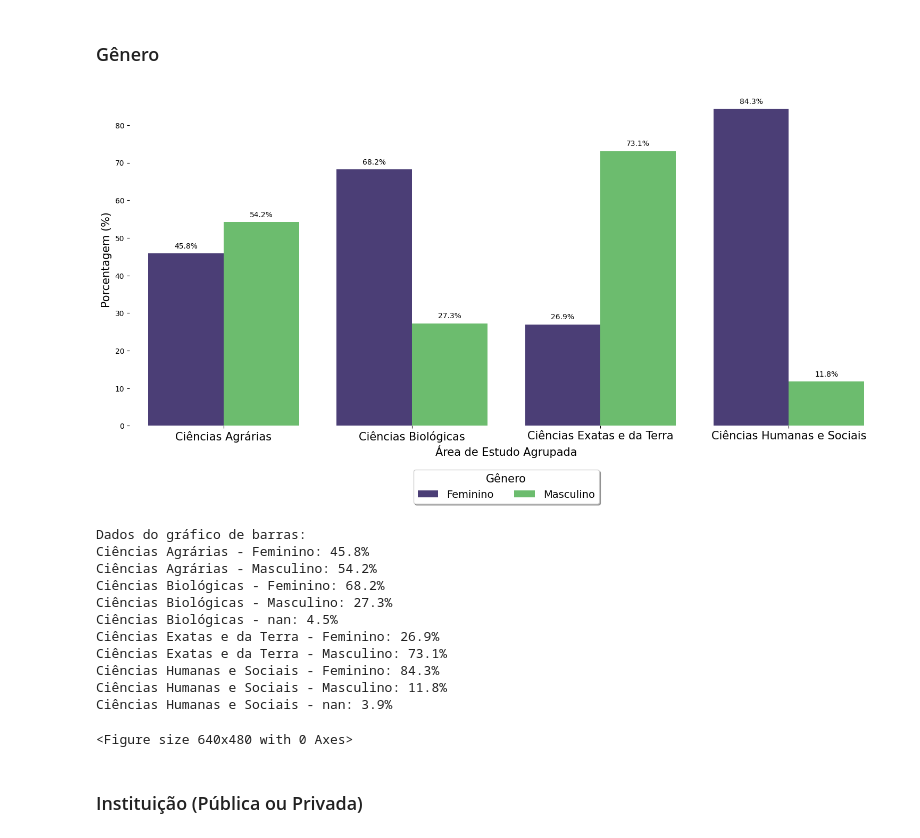
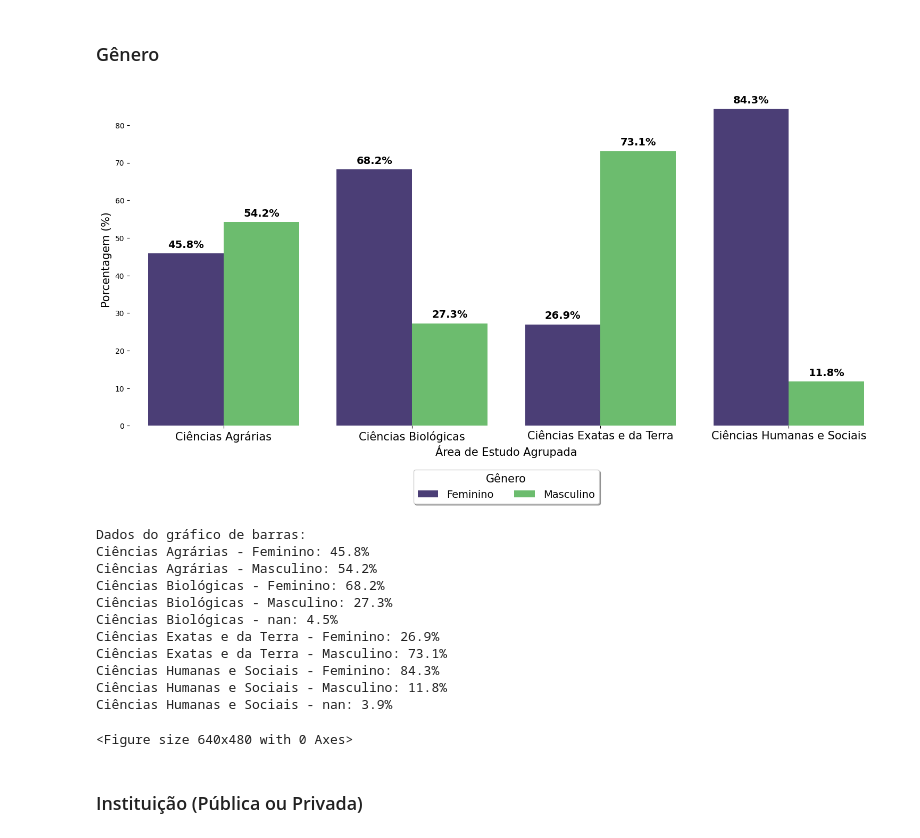
Before and after one commit to MariaLuiseB/Analise-TCC, a Jupyter notebook: areas_estudo_analises.ipynb, the cells around one changed output. Saved outputs shown, nothing was run; the diff lists cells and outputs as text; code cells hidden in the pictures.

```diff
--- a/areas_estudo_analises.ipynb
+++ b/areas_estudo_analises.ipynb
@@ -218,7 +218,7 @@ for patch, row in zip(ax.patches, df_grouped.itertuples()):
     x = patch.get_x() + patch.get_width() / 2.0
     y = patch.get_height()
     if y > 0:  # Adicionar texto apenas para barras com altura maior que 0
-        plt.text(x, y + 1, f'{y:.1f}%', ha='center', va='bottom', fontsize=10, color='black')
+        plt.text(x, y + 1, f'{y:.1f}%', ha='center', va='bottom', fontsize=14, color='black', fontweight='bold')
 
 
 
@@ -235,34 +235,34 @@ legend_elements = [
 
 # Ajustar a legenda
 plt.legend(
     title='Gênero',
     loc='lower center',
     bbox_to_anchor=(0.5, -0.25),
     ncol=2,
     fancybox=True,
     shadow=True,
     fontsize=14,
     title_fontsize=15)
 
 # Ajustar layout
 plt.tight_layout()
 
 # Retirar o box
 plt.box(False)
 plt.grid(False)
 
 # Exibir o gráfico
 plt.show()
 
 # Salvar o gráfico
 plt.savefig('figuras/grafico_genero_areas_estudo.png')
 
 # imprimir os dados do gráfico
 print("\nDados do gráfico de barras:")
 for area, genero, percentual in zip(df_grouped['Área de Estudo Agrupada'], df_grouped['Qual o seu gênero?'], df_grouped['Percentual']):
     print(f"{area} - {genero}: {percentual:.1f}%")
 # %% [output]
-[figure, old version]
+[figure, new version]
 Dados do gráfico de barras:
 Ciências Agrárias - Feminino: 45.8%
 Ciências Agrárias - Masculino: 54.2%
```
